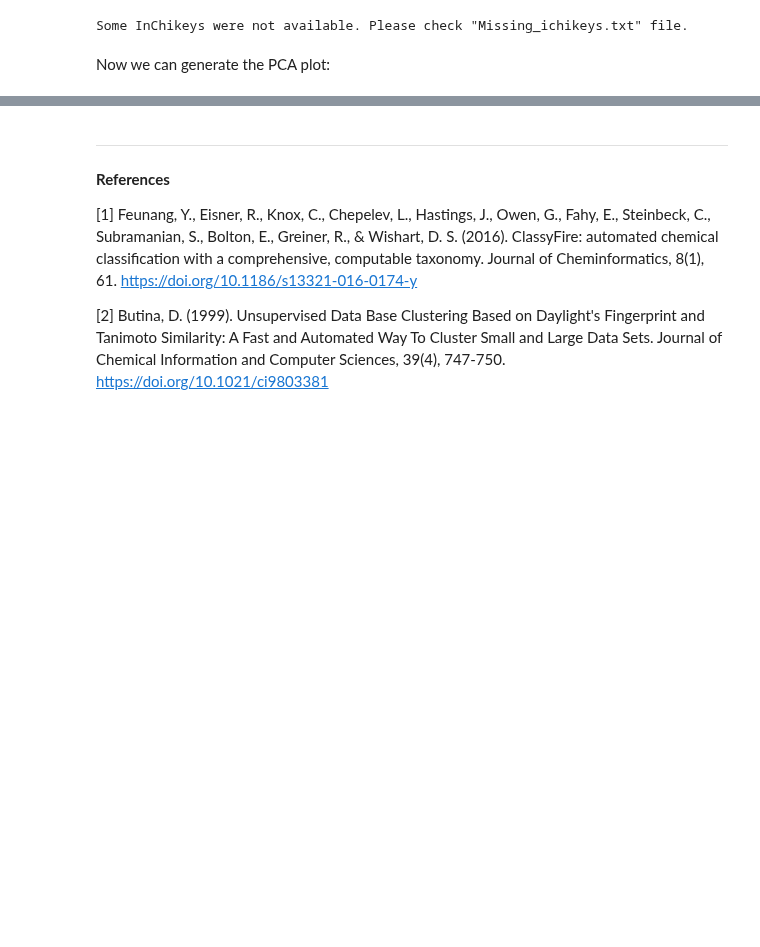
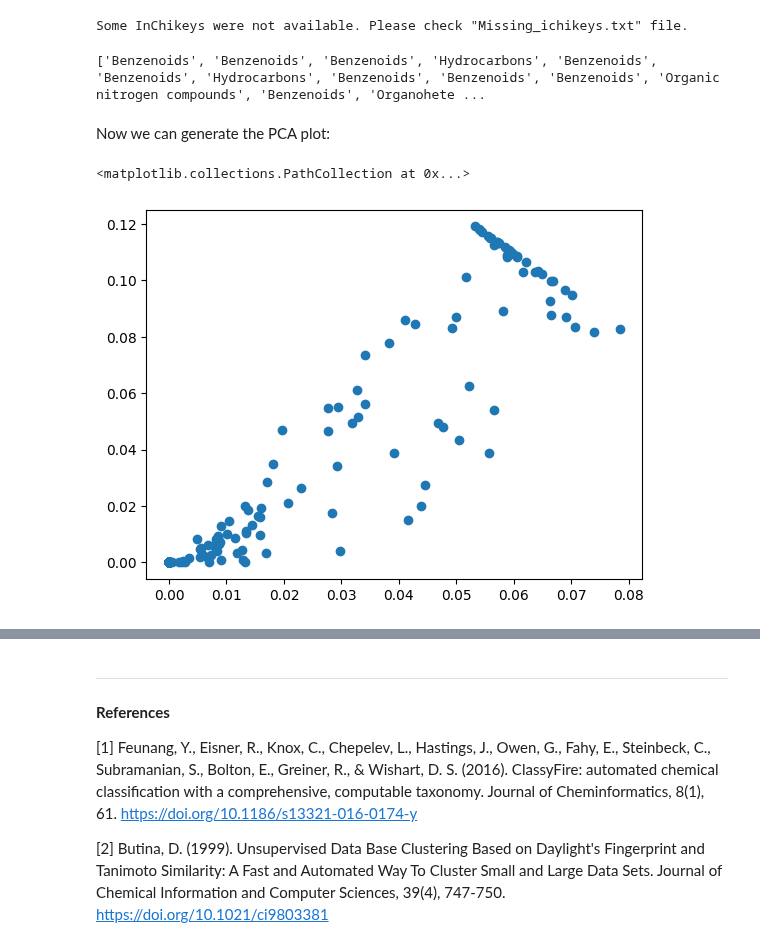
Before and after one commit to aerte/GraPE, a Jupyter notebook: docs/source/Demonstration.ipynb, the cells around one changed output, grey strips where cells are left out. Drawn from its saved outputs; the diff is of its cells as text; code cells hidden in the pictures; blank space fills up the shorter version.

```diff
--- a/docs/source/Demonstration.ipynb
+++ b/docs/source/Demonstration.ipynb
@@ -298,7 +297,17 @@ Some InChikeys were not available. Please check "Missing_ichikeys.txt" file.
 # %%
 indices = list(class_dict.keys())
 labels = list(class_dict.values())
+print(labels)
+# %% [output]
+['Benzenoids', 'Benzenoids', 'Benzenoids', 'Hydrocarbons', 'Benzenoids', 'Benzenoids', 'Hydrocarbons', 'Benzenoids', 'Benzenoids', 'Benzenoids', 'Organic nitrogen compounds', 'Benzenoids', 'Organohete ...
 # %% [markdown]
 Now we can generate the PCA plot:
+# %%
+import matplotlib.pyplot as plt
+lats = lats.cpu().detach().numpy()
+plt.scatter(lats[:,0],lats[:,1])
+# %% [output]
+<matplotlib.collections.PathCollection at 0x...>
+[figure, added]
 # %%
 from grape.plots import pca_2d_plot
```
Also changed, not shown: parts of 13 cells of this notebook, 11 other files.
